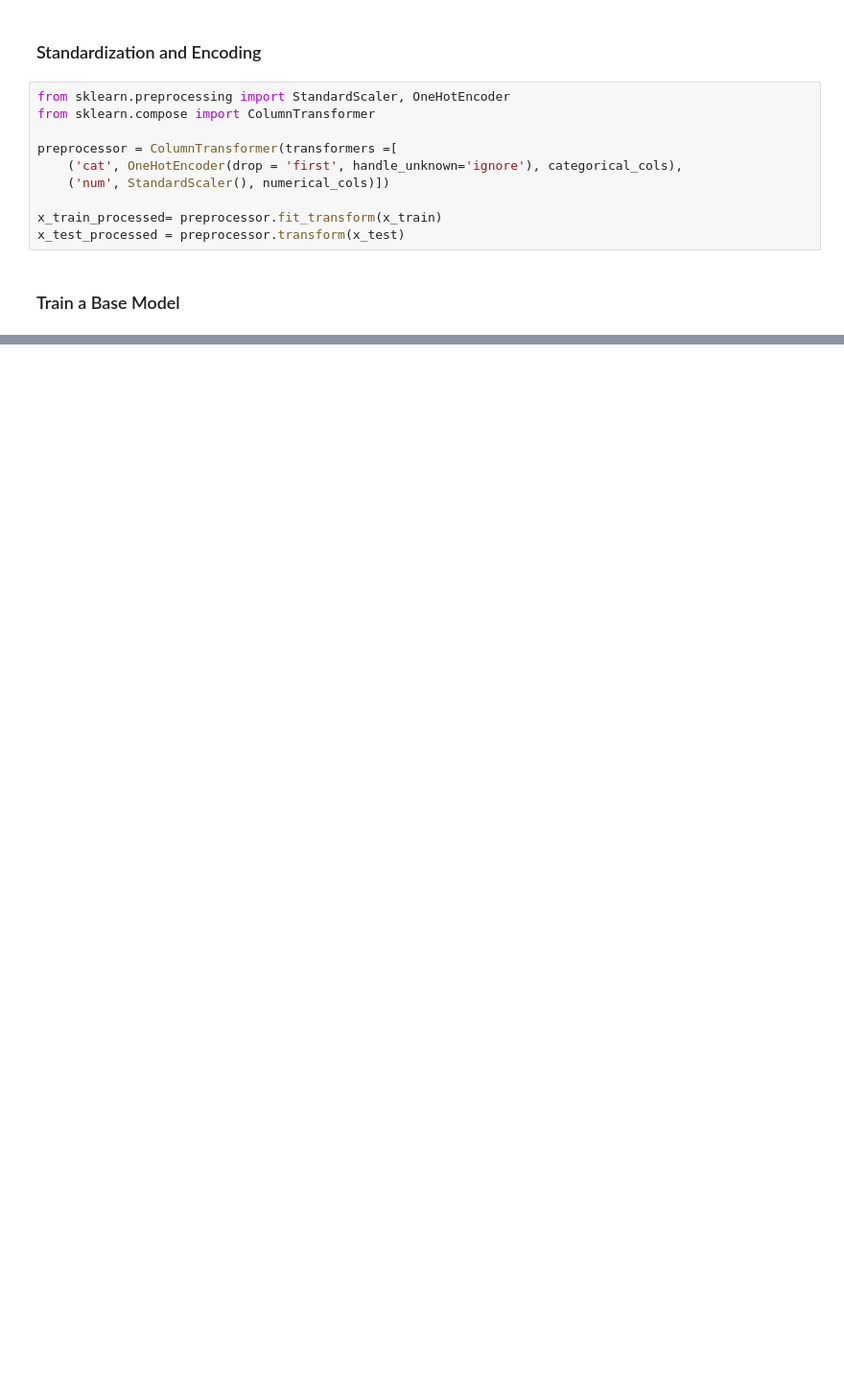
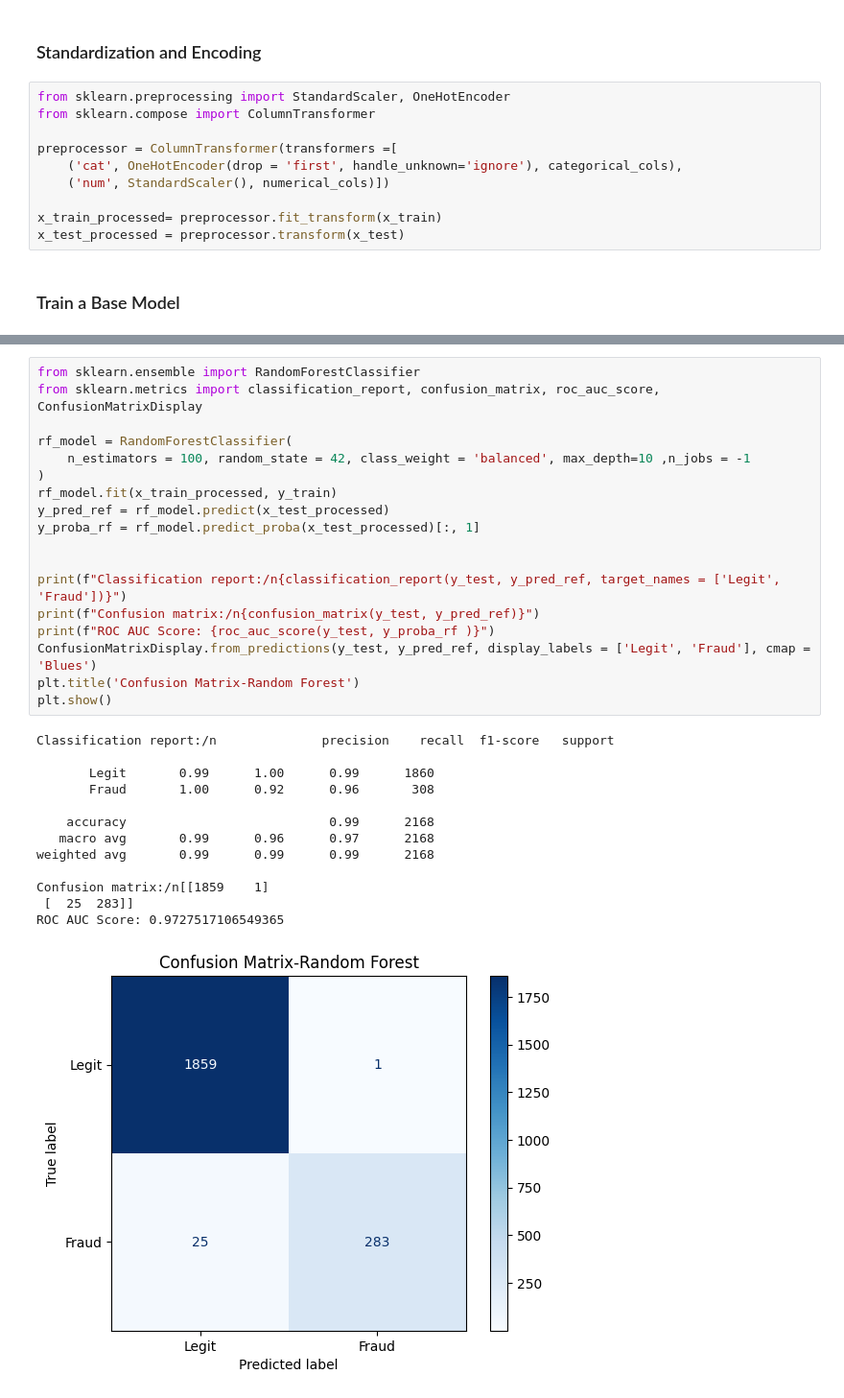
Before and after one commit to SUNDAYTITILAYO/fraudulent-prediction-project, a Jupyter notebook: notebook/Model.ipynb, the cells around one changed output, grey strips where cells are left out. Shown at 96% size. Drawn from its saved outputs; the diff is of its cells as text; blank space fills up the shorter version.

```diff
--- a/notebook/Model.ipynb
+++ b/notebook/Model.ipynb
@@ -85,0 +101,32 @@ ROC AUC Score: 0.9551249825443374
+# %%
+from sklearn.ensemble import RandomForestClassifier
+from sklearn.metrics import classification_report, confusion_matrix, roc_auc_score, ConfusionMatrixDisplay
+
+rf_model = RandomForestClassifier(
+    n_estimators = 100, random_state = 42, class_weight = 'balanced', max_depth=10 ,n_jobs = -1
+)
+rf_model.fit(x_train_processed, y_train)
+y_pred_ref = rf_model.predict(x_test_processed)
+y_proba_rf = rf_model.predict_proba(x_test_processed)[:, 1]
+
+
+print(f"Classification report:/n{classification_report(y_test, y_pred_ref, target_names = ['Legit', 'Fraud'])}")
+print(f"Confusion matrix:/n{confusion_matrix(y_test, y_pred_ref)}")
+print(f"ROC AUC Score: {roc_auc_score(y_test, y_proba_rf )}")
+ConfusionMatrixDisplay.from_predictions(y_test, y_pred_ref, display_labels = ['Legit', 'Fraud'], cmap = 'Blues')
+plt.title('Confusion Matrix-Random Forest')
+plt.show()
+# %% [output]
+Classification report:/n              precision    recall  f1-score   support
+
+       Legit       0.99      1.00      0.99      1860
+       Fraud       1.00      0.92      0.96       308
+
+    accuracy                           0.99      2168
+   macro avg       0.99      0.96      0.97      2168
+weighted avg       0.99      0.99      0.99      2168
+
+Confusion matrix:/n[[1859    1]
+ [  25  283]]
+ROC AUC Score: 0.9727517106549365
+[figure, added]
```
Also changed, not shown: parts of 11 cells of this notebook, 5 other files.
